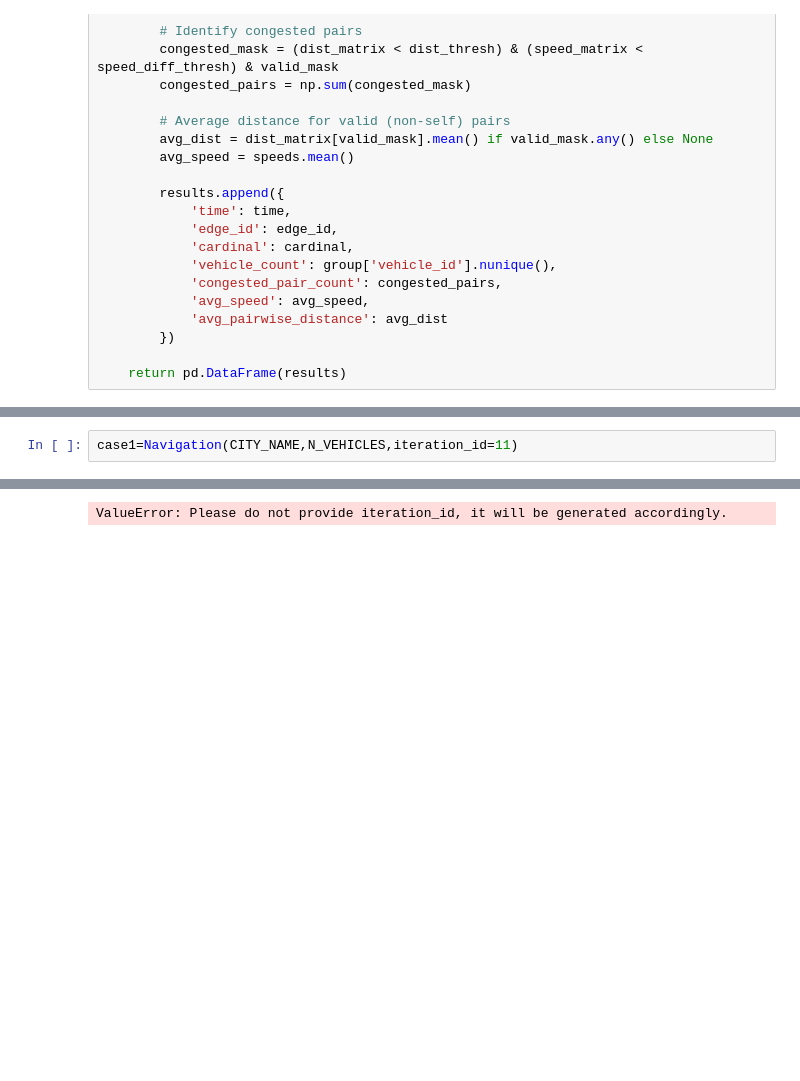
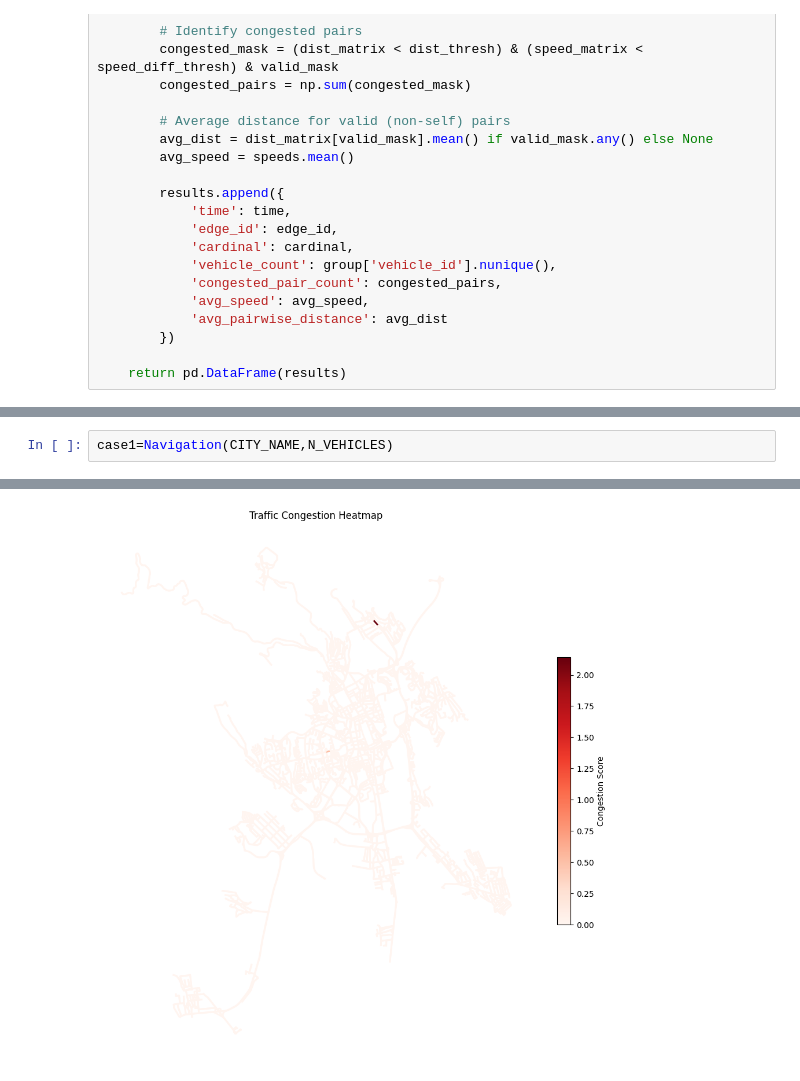
Before and after one commit to rusnakrenata/qa_mtc, a Jupyter notebook: src/aaa___ copy.ipynb, the cells around one changed output, grey strips where cells are left out. Saved outputs shown, nothing was run; the diff lists cells and outputs as text; blank space fills up the shorter version.

```diff
--- a/src/aaa___ copy.ipynb
+++ b/src/aaa___ copy.ipynb
@@ -760,3 +736,3 @@ class Navigation():
 # %%
-case1=Navigation(CITY_NAME,N_VEHICLES,iteration_id=11)
+case1=Navigation(CITY_NAME,N_VEHICLES)
 # %% [output]
@@ -771 +749 @@ nodes_df
-ValueError: Please do not provide iteration_id, it will be generated accordingly.
+[figure, added]
```
Also changed, not shown: parts of 3 cells of this notebook.
